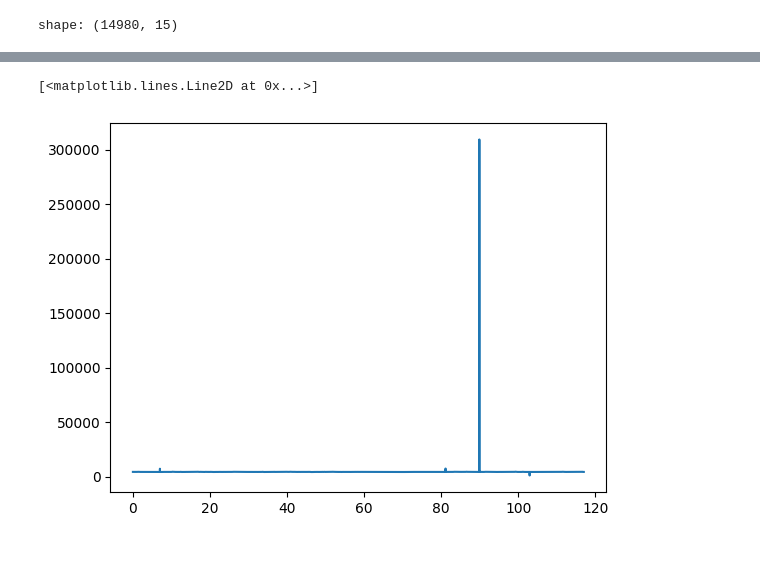
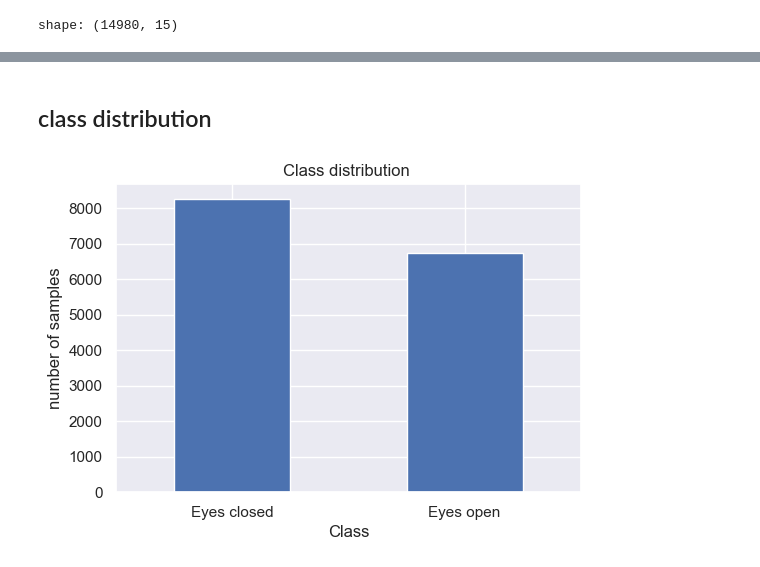
Before and after one commit to HanaRagab50/EEG-Eye-state-classifier, a Jupyter notebook: classifier.ipynb, the cells around one changed output, grey strips where cells are left out. Cells and saved outputs as stored; diff of their text form; code cells hidden in the pictures.

```diff
--- a/classifier.ipynb
+++ b/classifier.ipynb
@@ -65,7 +47,16 @@ plt.show()
-# %%
-
-t = np.arange(len(eeg_df)) / sfreq
-plt.plot(t,eeg_df["AF3"])
-# %% [output]
-[<matplotlib.lines.Line2D at 0x...>]
-[figure, removed]
+# %% [markdown]
+## class distribution
+# %%
+import matplotlib.pyplot as plt
+
+class_counts = eeg_df['eyeDetection'].value_counts()
+
+plt.figure(figsize=(6, 4))
+class_counts.plot(kind='bar')
+plt.xlabel("Class")
+plt.ylabel("number of samples")
+plt.title("Class distribution ")
+plt.xticks(ticks=[0, 1], labels=["Eyes closed", "Eyes open"], rotation=0)
+plt.show()
+# %% [output]
+[figure, added]
```
Also changed, not shown: parts of 9 cells of this notebook.
